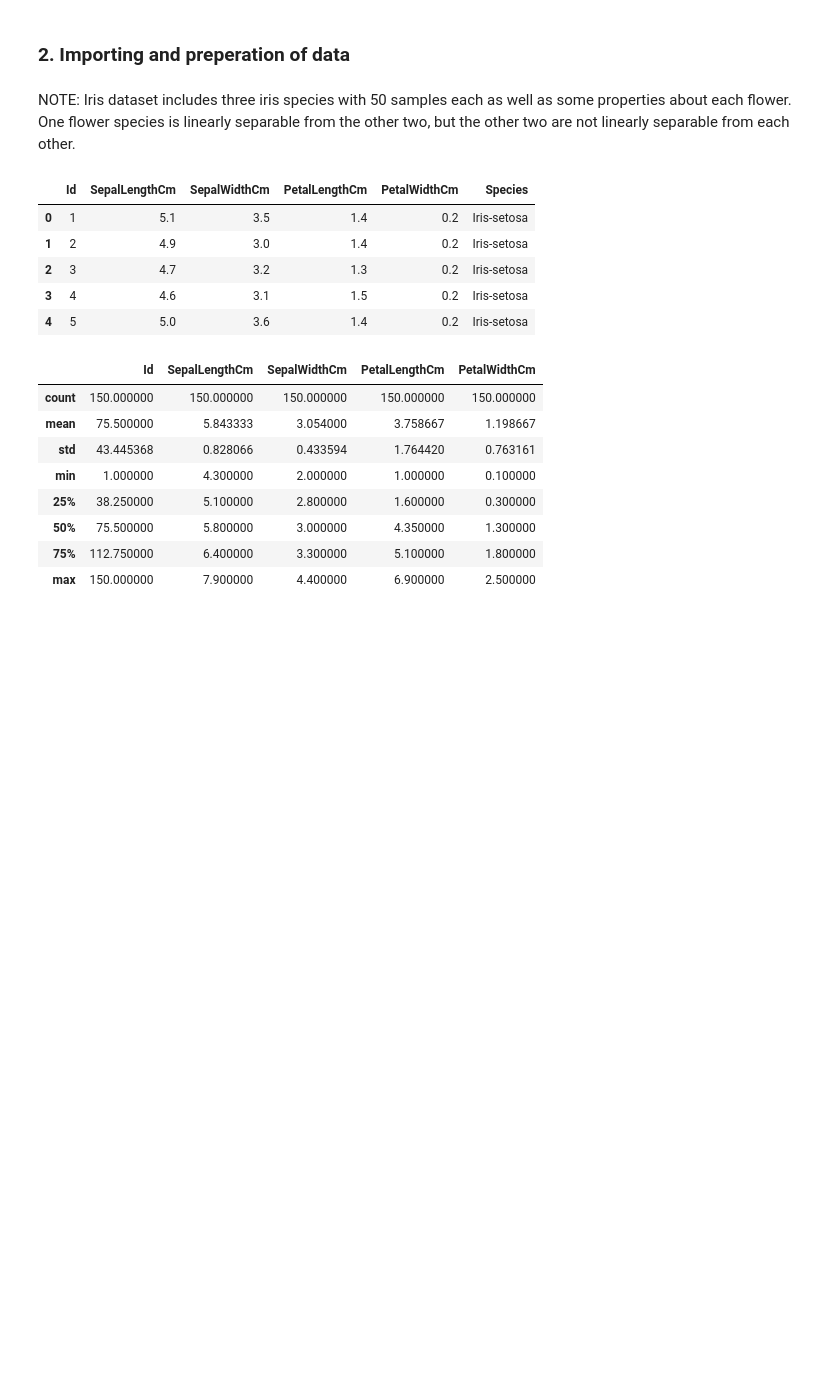
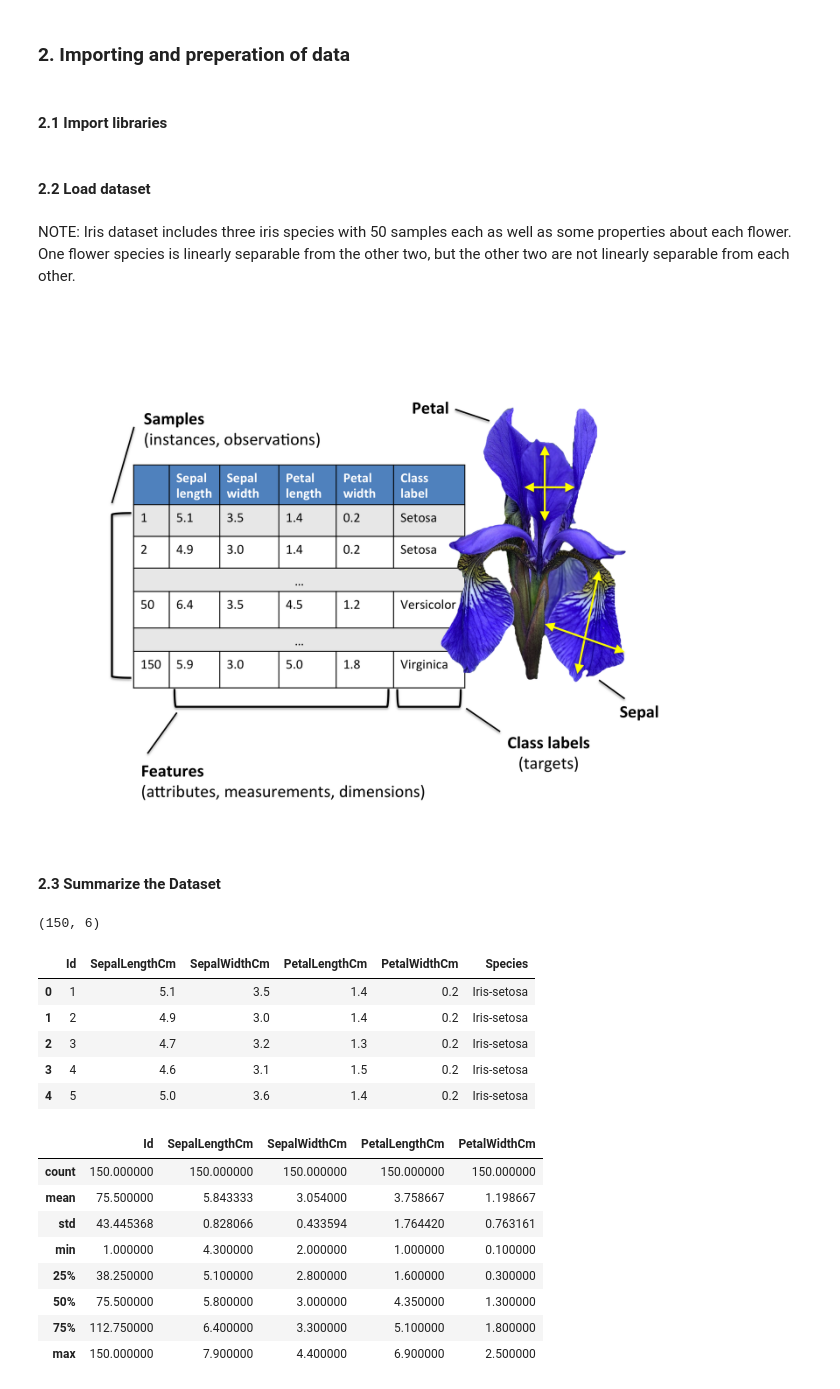
Before and after one commit to SkalskiP/ILearnMachineLearning.py, a Jupyter notebook: 03_Classification/01_K_Nearest_Neighbor/K_Nearest_Neighbor_IrisProject .ipynb, the cells around one changed output. Saved outputs shown, nothing was run; the diff lists cells and outputs as text; code cells hidden in the pictures; blank space fills up the shorter version.

Commit message:
plotting made

```diff
--- a/03_Classification/01_K_Nearest_Neighbor/K_Nearest_Neighbor_IrisProject .ipynb
+++ b/03_Classification/01_K_Nearest_Neighbor/K_Nearest_Neighbor_IrisProject .ipynb
@@ -10,14 +16,31 @@ STEP 3: Among these K neighbors, count the number of data points to each categor
 STEP 4: Assign the new data point to the category where you counted the most neighbors
 # %% [markdown]
 ### 2. Importing and preperation of data
+# %% [markdown]
+#### 2.1 Import libraries
 # %%
 import numpy as np
 import pandas as pd
+# %% [markdown]
+#### 2.2 Load dataset
 # %% [markdown]
 NOTE: Iris dataset includes three iris species with 50 samples each as well as some properties about each flower. One flower species is linearly separable from the other two, but the other two are not linearly separable from each other.
+# %%
+#photo from: http://sebastianraschka.com/Articles/2015_pca_in_3_steps.html
+from IPython.display import Image
+Image("iris.png" , width=700)
+# %% [output]
+[figure, added]
 # %%
 # Importing the dataset
 dataset = pd.read_csv('../../00_Datasets/Iris.csv')
+# %% [markdown]
+#### 2.3 Summarize the Dataset
+# %%
+# We can get a quick idea of how many instances (rows) and how many attributes (columns) the data contains with the shape property.
+dataset.shape
+# %% [output]
+(150, 6)
 # %%
 dataset.head(5)
 # %% [output]
```
Also changed, not shown: parts of 15 cells of this notebook, 1 other file.
